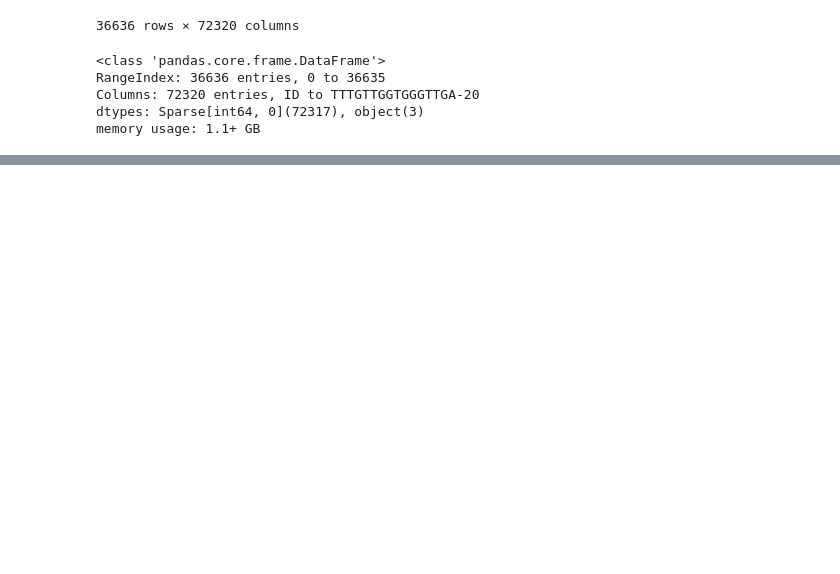
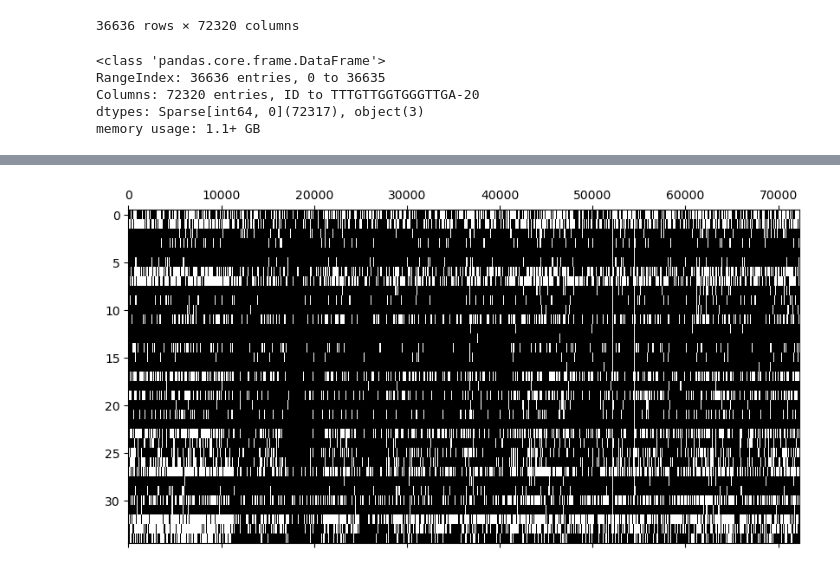
Before and after one commit to multi-omics-integration-for-MS/MS-GEO-Datasets, a Jupyter notebook: GSE239626/preproc.ipynb, the cells around one changed output, grey strips where cells are left out. Cells and saved outputs as stored; diff of their text form; code cells hidden in the pictures; blank space fills up the shorter version.

```diff
--- a/GSE239626/preproc.ipynb
+++ b/GSE239626/preproc.ipynb
@@ -205,0 +210,5 @@ memory usage: 1.1+ GB
+# %%
+# split matrix in 'Antibody Capture' and 'Gene Expression'
+
+antibody_capture_df = matrix_df[matrix_df['expression'] == 'Antibody Capture']
+gene_expression_df = matrix_df[matrix_df['expression'] == 'Gene Expression']
@@ -205,0 +230,3 @@ memory usage: 1.1+ GB
+# %%
+antibody_capture_matrix = antibody_capture_df.values
+antibody_capture_matrix = antibody_capture_matrix.T[3:].T
@@ -205,0 +243,7 @@ memory usage: 1.1+ GB
+# %%
+import matplotlib.pyplot as plt
+
+plt.figure(figsize=(10,5))
+plt.spy(antibody_capture_matrix, aspect='auto');
+# %% [output]
+[figure, added]
```
Also changed, not shown: parts of 13 cells of this notebook, 4 other files.
